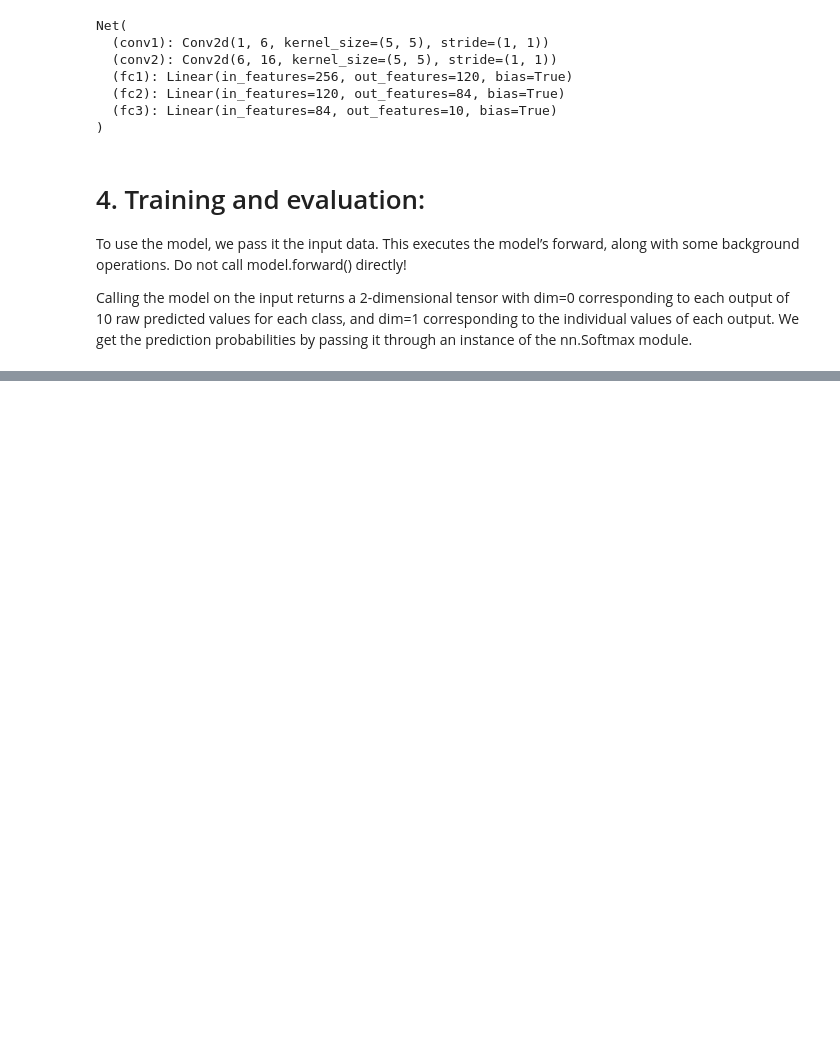
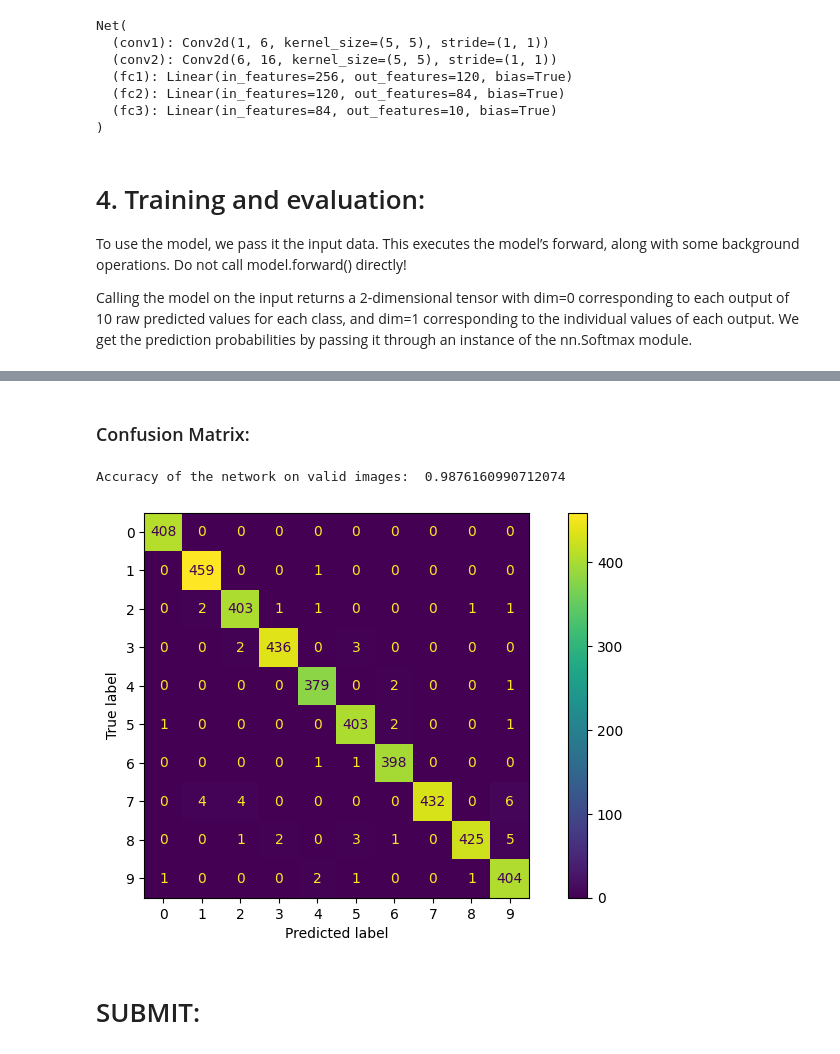
Before and after one commit to dannielraposo/SIP2-pytorch, a Jupyter notebook: CNN.ipynb, the cells around one changed output, grey strips where cells are left out. Saved outputs shown, nothing was run; the diff lists cells and outputs as text; code cells hidden in the pictures; blank space fills up the shorter version.

Commit message:
fixed bugs and added confusion matrix and accuracy per class

```diff
--- a/CNN.ipynb
+++ b/CNN.ipynb
@@ -306,4 +307,8 @@ total_pred = {classname: 0 for classname in classes}
 # %%
+# prepare to count predictions for each class
+classes = ('0','1','2','3','4','5','6','7','8','9')
+correct_pred = {classname: 0 for classname in classes}
+total_pred = {classname: 0 for classname in classes}
 
 # again no gradients needed
 with torch.no_grad():
@@ -311,7 +316,6 @@ with torch.no_grad():
         images, labels = data
         outputs = model(images)
         _, predictions = torch.max(outputs, 1)
-
         # collect the correct predictions for each class
         for label, prediction in zip(labels, predictions):
             if label == prediction:
@@ -322,5 +326,5 @@ with torch.no_grad():
 # print accuracy for each class
 for classname, correct_count in correct_pred.items():
     accuracy = 100 * float(correct_count) / total_pred[classname]
-    print(f'Accuracy for class: {classname:5s} is {accuracy:.1f} %')
+    print(f'Accuracy for class: {classname:5s} is {accuracy:.1f} %')
 # %% [output]
@@ -327,0 +341,28 @@ RuntimeError: The size of tensor a (39) must match the size of tensor b (64) at
+# %% [markdown]
+### Confusion Matrix:
+# %%
+correct = 0
+total = 0
+predicted_list =  []
+labels_list = []
+with torch.no_grad():
+    for data in valid_loader:
+        images, labels = data
+        outputs = model(images)
+        _, predicted = torch.max(outputs.data, 1)
+        predicted_list.append(predicted)
+        total += labels.size(0)
+        labels_list.append(labels)
+        correct += (predicted == labels).sum().item()
+print('Accuracy of the network on valid images: ', correct/total)
+labels_tensor = torch.cat(labels_list,dim=0)
+predicted_tensor = torch.cat(predicted_list,dim=0)
+cm = confusion_matrix(labels_tensor,predicted_tensor)
+disp = ConfusionMatrixDisplay(confusion_matrix=cm)
+disp.plot()
+plt.show()
+# %% [output]
+Accuracy of the network on valid images:  0.9876160990712074
+[figure, added]
+# %% [markdown]
+# SUBMIT:
```
Also changed, not shown: parts of 10 cells of this notebook, 4 other files.
